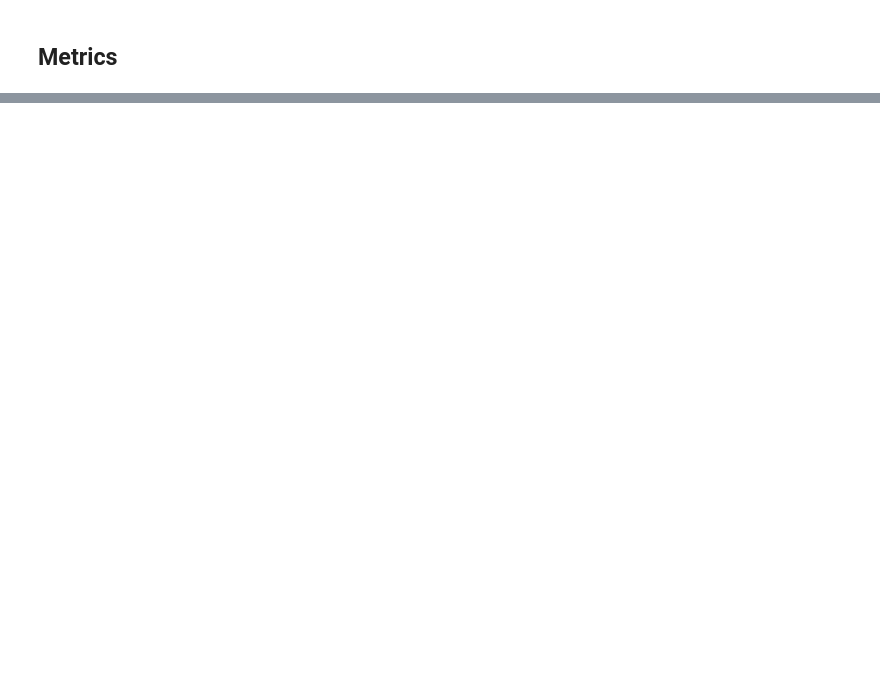
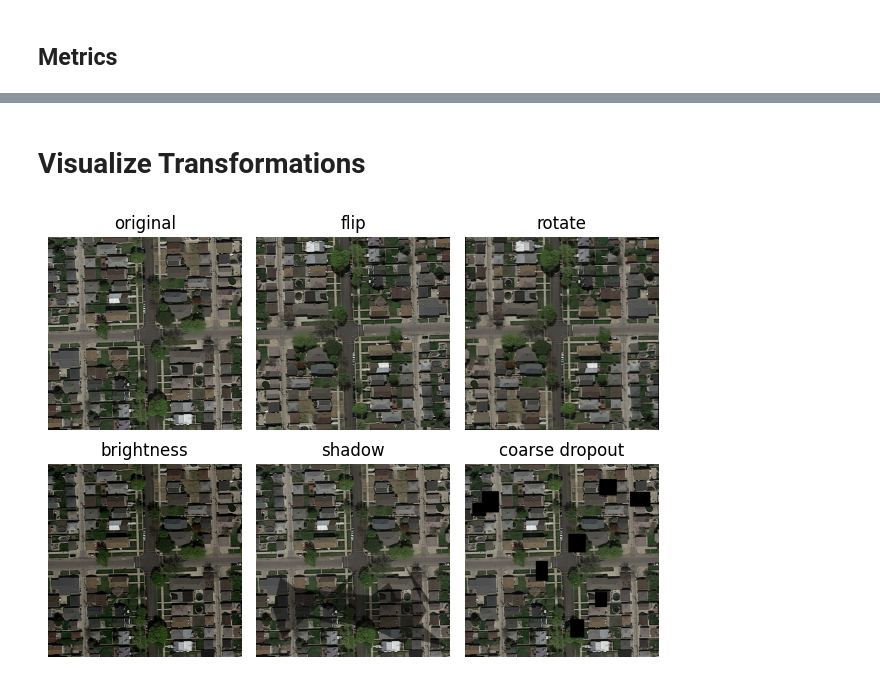
Before and after one commit to CS-433/ml-project-2-odds-oddities, a Jupyter notebook: notebooks/transformations.ipynb, the cells around one changed output, grey strips where cells are left out. Cells and saved outputs as stored; diff of their text form; code cells hidden in the pictures; blank space fills up the shorter version.

Commit message:
Transformation testing finished.

```diff
--- a/notebooks/transformations.ipynb
+++ b/notebooks/transformations.ipynb
@@ -25,7 +57,3 @@ from torch.utils.data import DataLoader, SubsetRandomSampler
-# %%
-# Local development
-
-ROOT_PATH = os.path.normpath(os.getcwd() + os.sep + os.pardir)
 # %% [markdown]
 ## Data
 # %%
@@ -78,7 +105,7 @@ SEED = 16
 BATCH_SIZE = 4
 K_FOLD = 3
 N_CPU = os.cpu_count()
-N_EPOCHS = 20
+N_EPOCHS = 100
 
 LOADER_PARAMS = {
     'batch_size': BATCH_SIZE,
@@ -90,13 +126,13 @@ LOADER_PARAMS = {
 # %%
 metric_dict = {}
 
-for setup in masks:
+for setup in transform_combinations:
 
+    clear_output(wait=True)
     print(f'setup: {str(setup)}')
 
     # get the picked tfs as list
-    tfs = added_tfs[np.array(setup)]
-    tf_selection = pd.Series(tfs).explode().tolist()
+    tf_selection = base_tf + [transforms_dict[t] for t in setup]
 
     k_fold = KFold(n_splits=K_FOLD, shuffle=True, random_state=SEED)
 
@@ -117,7 +153,7 @@ for setup in masks:
         valid_loader = DataLoader(train_dataset.set_tf(valid_tf), sampler=SubsetRandomSampler(val_idx), **LOADER_PARAMS)
 
         # Initialize model
-        model_ = smp.create_model("FPN", encoder_name=ENCODER, encoder_weights=ENCODER_WEIGHTS)
+        model_ = smp.create_model("DeepLabV3Plus", encoder_name=ENCODER, encoder_weights=ENCODER_WEIGHTS)
         criterion_ = smp.losses.DiceLoss(smp.losses.BINARY_MODE, from_logits=True)
         optimizer_ = torch.optim.Adam(model_.parameters(), lr=0.0005)
         scheduler_ = torch.optim.lr_scheduler.CosineAnnealingLR(
@@ -134,6 +170,5 @@ for setup in masks:
         training_f1_matrix.append(np.array(train_f1s))
         validation_f1_matrix.append(np.array(valid_f1s))
 
-    setup_transformations = np.array(col_names)[np.array(setup)]
-    metric_dict[str(setup_transformations)] = validation_f1_matrix
+    metric_dict[", ".join(setup)] = validation_f1_matrix
 # %% [output]
@@ -184,0 +249,43 @@ final_df
+# %% [markdown]
+# Visualize Transformations
+# %%
+import math
+import matplotlib.pyplot as plt
+
+#transform = A.Compose(pd.Series(added_tfs).explode().tolist())
+
+# 1 base image + 1 image per transform
+image_count = 1 + len(transforms_dict)
+
+# Collage column count can be chosen and row count will then be computed based on the number of images
+COLLAGE_COLUMNS = 3
+COLLAGE_ROWS = math.ceil(image_count / COLLAGE_COLUMNS)
+
+# Get sample image and change axis ordering back from Pytorch format
+original_img = train_dataset[0][0]
+original_img = np.moveaxis(original_img, 0, -1)
+
+# Plot unaltered image
+fig = plt.figure(layout='tight')
+ax1 = fig.add_subplot(COLLAGE_ROWS, COLLAGE_COLUMNS, 1)
+ax1.imshow(original_img, cmap="Greys_r")
+ax1.set_title("original")
+ax1.axis("off")
+
+# Add image to the grid for each separate transform
+for idx, (label, t) in enumerate(transforms_dict.items()):
+
+    # Transformations are generally only applied with some probability e.g 0.5. Here we want to definitely apply it.
+    t.always_apply=True
+    transformed_img = t(image=original_img)["image"]
+
+    # Plot transformed image
+    ax2 = fig.add_subplot(COLLAGE_ROWS, COLLAGE_COLUMNS, idx + 2)
+    ax2.imshow(transformed_img)
+    ax2.set_title(label)
+    ax2.axis("off")
+    ax2.margins(x=0.1, y=5)
+
+fig.savefig(ROOT_PATH + "/data/results/transforms/transform_collage.png", dpi=100)
+# %% [output]
+[figure, added]
```
Also changed, not shown: parts of 14 cells of this notebook, 2 other files.
